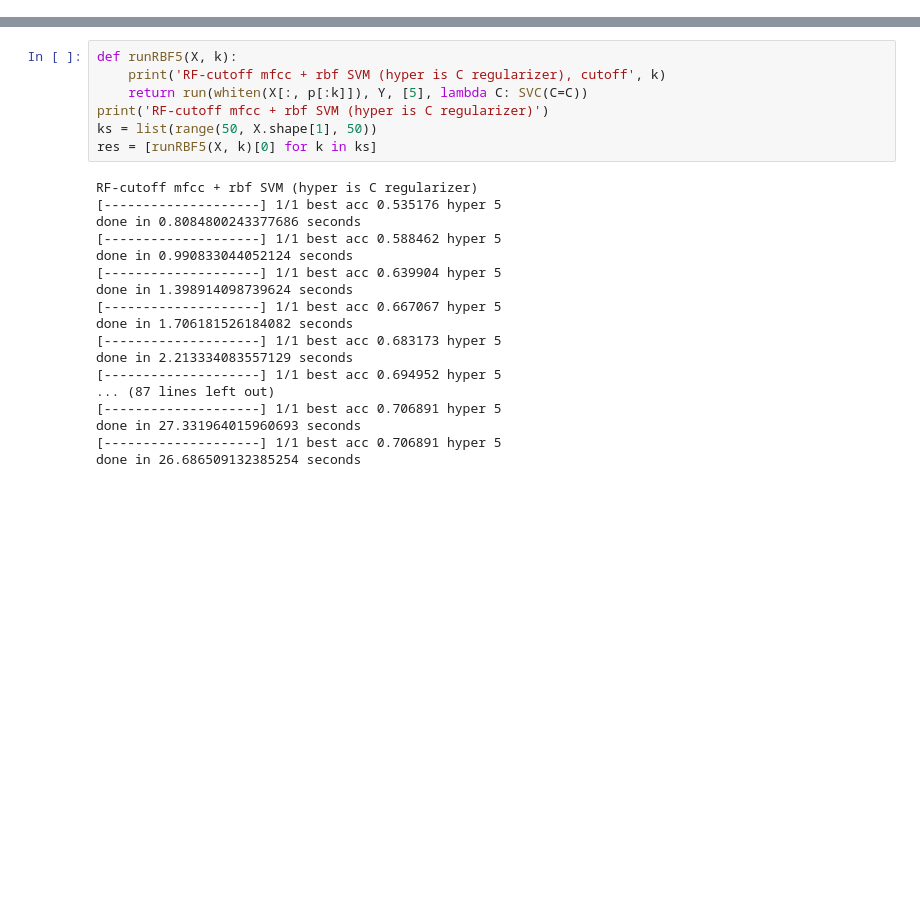
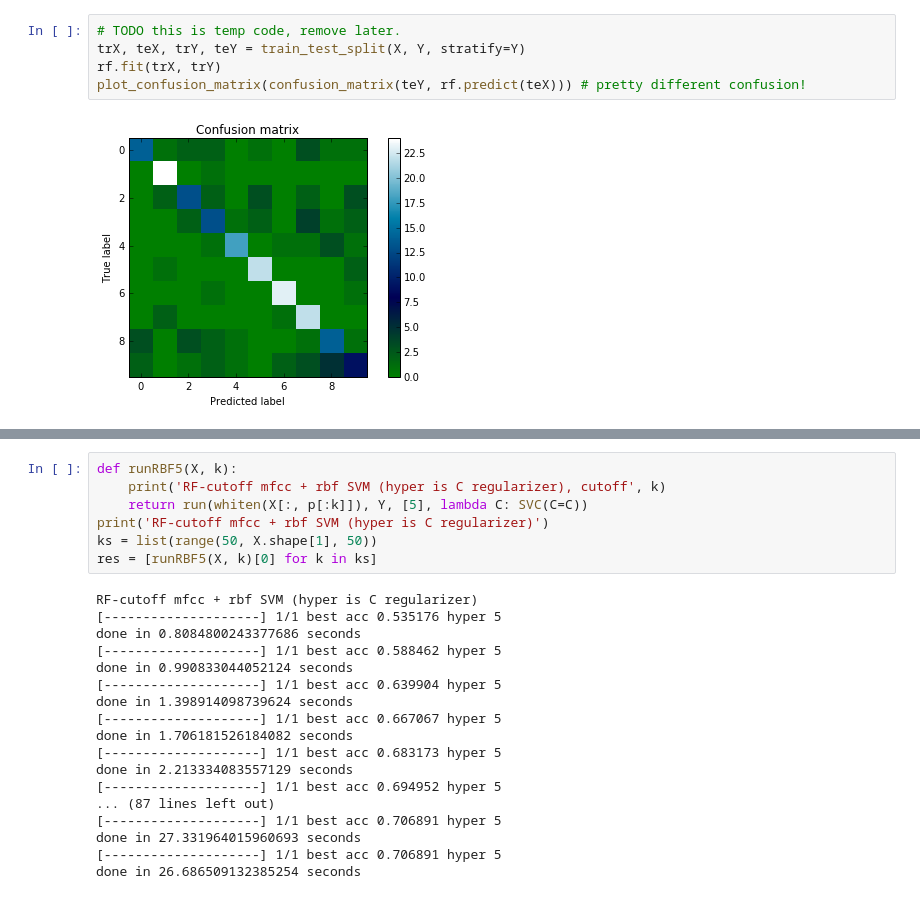
Before and after one commit to PrincetonUniversity/vox-music-classification, a Jupyter notebook: notebooks/fv-msvm.ipynb, the cells around one changed output, grey strips where cells are left out. Saved outputs shown, nothing was run; the diff lists cells and outputs as text; blank space fills up the shorter version.

```diff
--- a/notebooks/fv-msvm.ipynb
+++ b/notebooks/fv-msvm.ipynb
@@ -123 +132,8 @@ done in 154.7224624156952 seconds
+# %%
+# TODO this is temp code, remove later.
+trX, teX, trY, teY = train_test_split(X, Y, stratify=Y)
+rf.fit(trX, trY)
+plot_confusion_matrix(confusion_matrix(teY, rf.predict(teX))) # pretty different confusion!
+# %% [output]
+[figure, added]
 # %%
```
Also changed, not shown: parts of 9 cells of this notebook, 2 other files.
